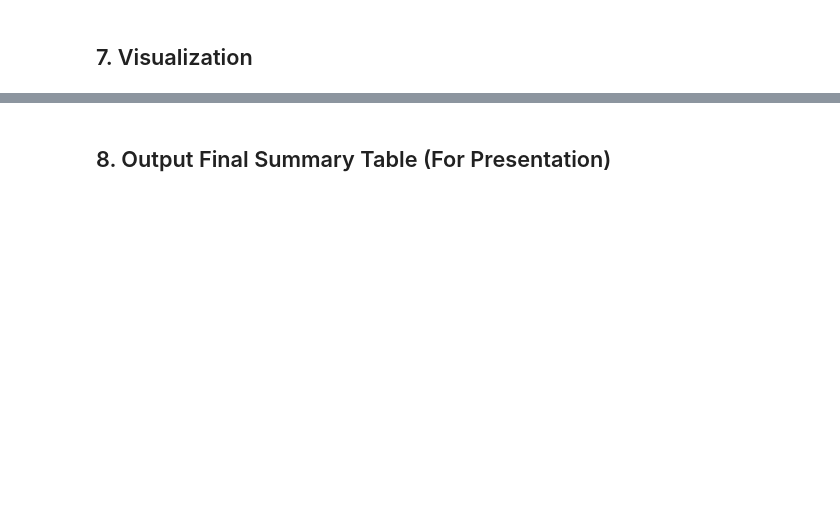
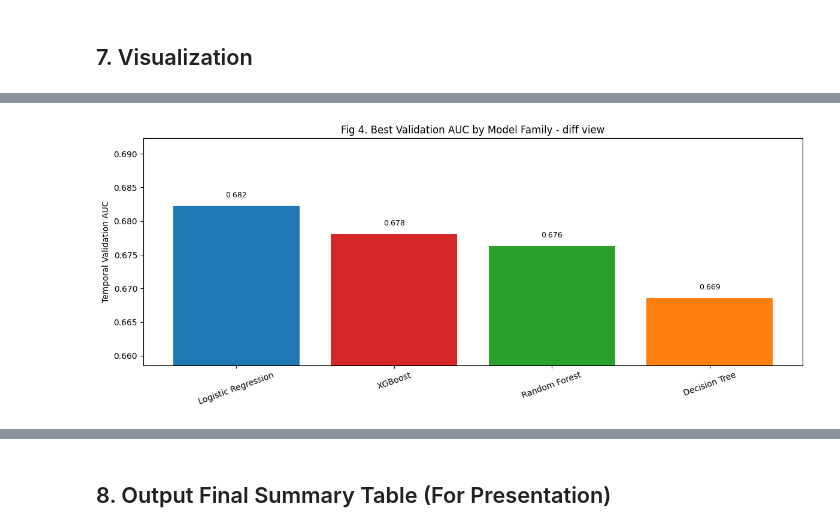
Before and after one commit to shree-sriadibhatla/CSCI-567-Project, a Jupyter notebook: lending_club_prefinal.ipynb, the cells around one changed output, grey strips where cells are left out. Saved outputs shown, nothing was run; the diff lists cells and outputs as text; code cells hidden in the pictures; blank space fills up the shorter version.

```diff
--- a/lending_club_prefinal.ipynb
+++ b/lending_club_prefinal.ipynb
@@ -1038,3 +1108,31 @@ plt.show()
+# %%
+# Figure 4 alternate view: sorted high-to-low with a careful zoomed y-axis
+fig4_alt_df = df_representatives.copy()
+fig4_alt_df['Family'] = fig4_alt_df['Model'].apply(infer_family)
+fig4_alt_df['Display'] = fig4_alt_df['Family'].map(family_display)
+fig4_alt_df = fig4_alt_df.sort_values('Temporal Val AUC', ascending=False).copy()
+
+ymin = max(0.0, fig4_alt_df['Temporal Val AUC'].min() - 0.01)
+ymax = min(1.0, fig4_alt_df['Temporal Val AUC'].max() + 0.01)
+
+fig, ax = plt.subplots(figsize=(12, 5))
+bars = ax.bar(
+    fig4_alt_df['Display'],
+    fig4_alt_df['Temporal Val AUC'],
+    color=[family_colors.get(f, '#9467bd') for f in fig4_alt_df['Family']]
+)
+ax.set_ylabel('Temporal Validation AUC')
+ax.set_title('Fig 4. Best Validation AUC by Model Family - diff view')
+ax.set_ylim(ymin, ymax)
+ax.tick_params(axis='x', rotation=20)
+
+for bar, val in zip(bars, fig4_alt_df['Temporal Val AUC']):
+    ax.text(bar.get_x() + bar.get_width() / 2, val + 0.001, f'{val:.3f}', ha='center', va='bottom', fontsize=9)
+
+plt.tight_layout()
+plt.show()
+# %% [output]
+[figure, added]
 # %%
 # Figure 6: Fairness by income group at threshold 0.5
 income_groups = ['low', 'mid', 'high']
```
Also changed, not shown: parts of 18 cells of this notebook.
